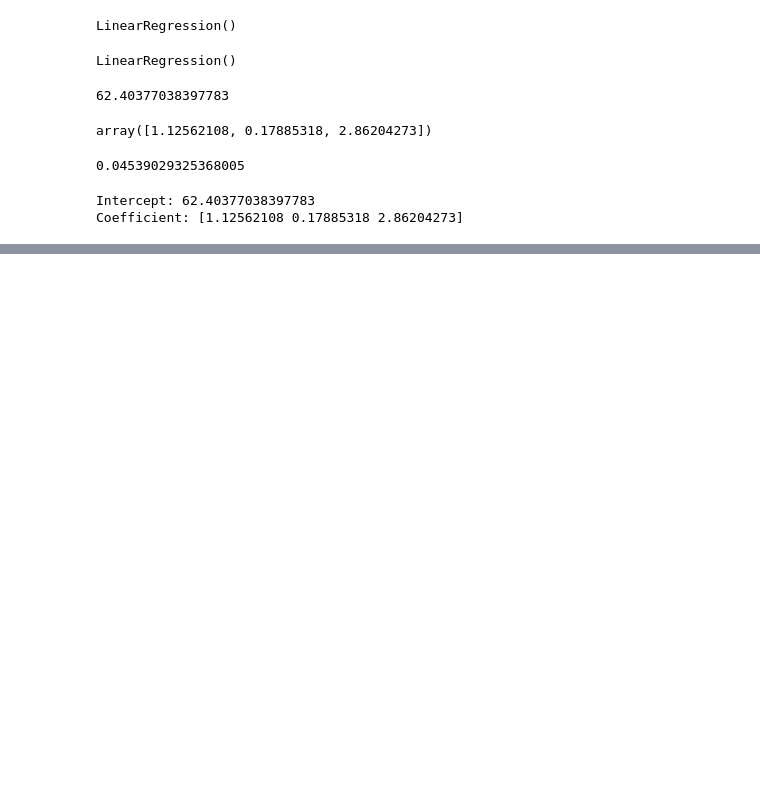
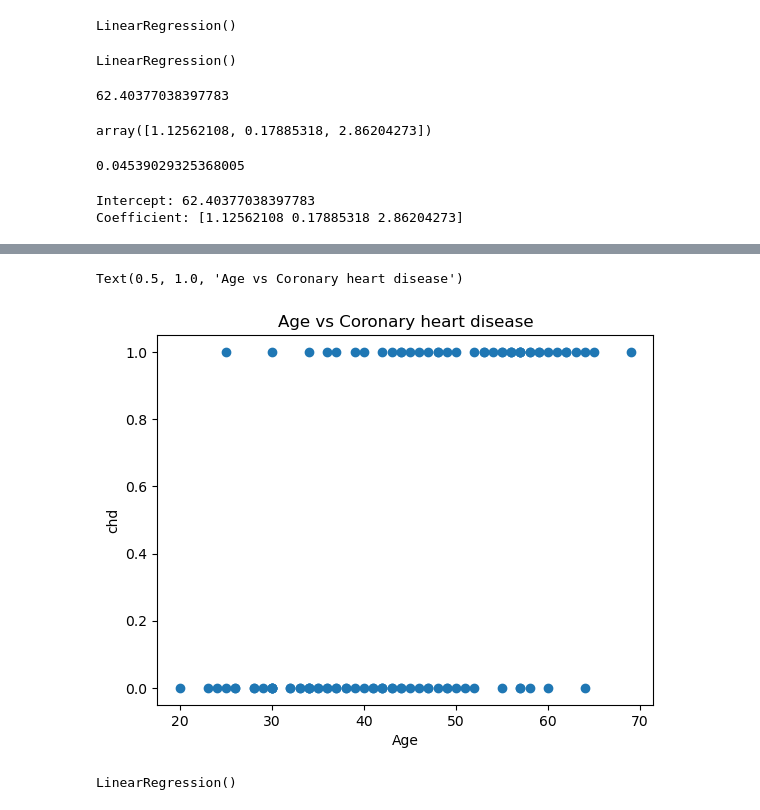
Before and after one commit to ydv-prince/ML-Practicals, a Jupyter notebook: submission2.ipynb, the cells around one changed output, grey strips where cells are left out. Saved outputs shown, nothing was run; the diff lists cells and outputs as text; code cells hidden in the pictures; blank space fills up the shorter version.

Commit message:
Added coronary heart disease data

```diff
--- a/submission2.ipynb
+++ b/submission2.ipynb
@@ -301,0 +330,2 @@ Coefficient: [1.12562108 0.17885318 2.86204273]
+# %%
+chd = pd.read_csv('./Datasets/chd_data.csv')
@@ -301,0 +366,13 @@ Coefficient: [1.12562108 0.17885318 2.86204273]
+# %%
+# Imnporting the required library
+
+import matplotlib.pyplot as plt
+%matplotlib inline
+# Plotting the 'chd' values against against 'age' values
+plt.scatter("age", "chd", data = chd)
+plt.xlabel("Age")
+plt.ylabel("chd")
+plt.title("Age vs Coronary heart disease")
+# %% [output]
+Text(0.5, 1.0, 'Age vs Coronary heart disease')
+[figure, added]
@@ -301,0 +382,4 @@ Coefficient: [1.12562108 0.17885318 2.86204273]
+# %%
+model
+# %% [output]
+LinearRegression()
```
Also changed, not shown: parts of 9 cells of this notebook.
